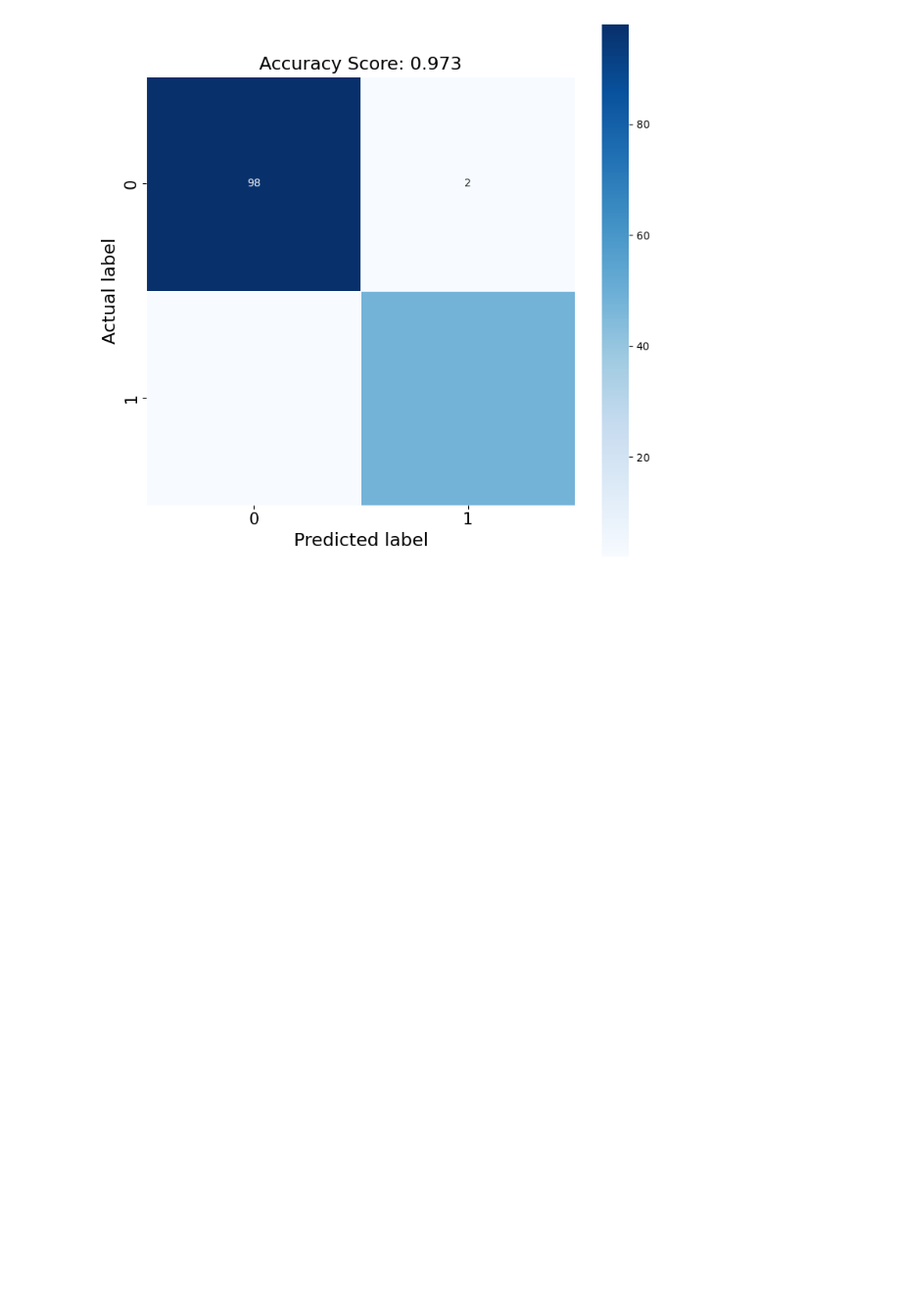
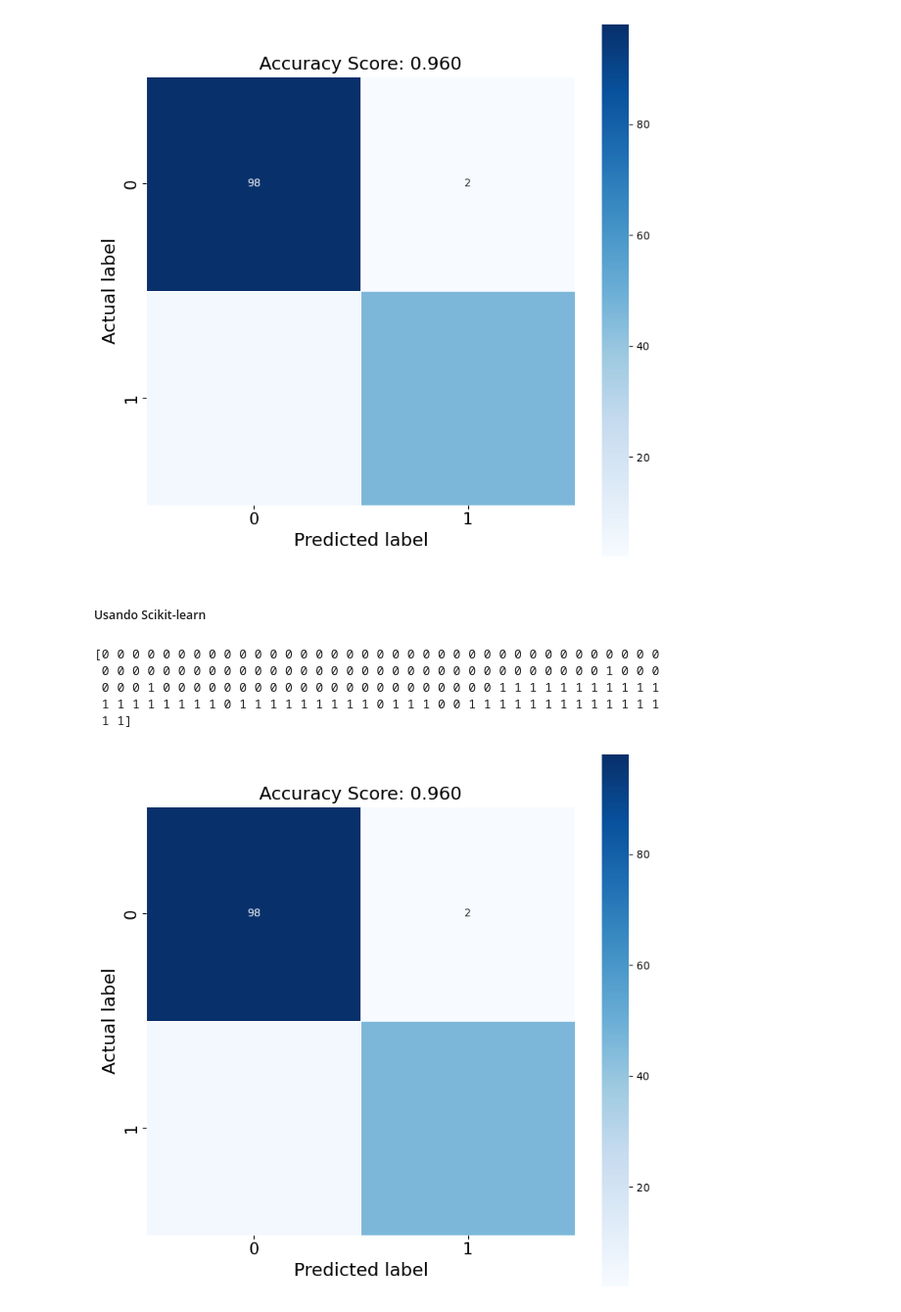
Before and after one commit to JeanGC970520/caipc, a Jupyter notebook: my_learning/logistics_regresion/main.ipynb, the cells around one changed output. Shown at 98% size. Drawn from its saved outputs; the diff is of its cells as text; code cells hidden in the pictures; blank space fills up the shorter version.

Commit message:
Using Logistic Regression from Scikit-learn and comparing it with model from scratch

```diff
--- a/my_learning/logistics_regresion/main.ipynb
+++ b/my_learning/logistics_regresion/main.ipynb
@@ -123,10 +125,11 @@ from sklearn import metrics
 from sklearn.datasets import load_iris
 
 iris = load_iris()
-print(iris.keys())
-# print(iris)
+# print(iris.keys())
+# print(iris["target"])
+# print(iris["target_names"])
 
-X = iris['data'][:, :3]                # Extrayendo el 'ancho del petalo'.
+X = iris['data'][:, 3:]                # Extrayendo el 'ancho del petalo'.
 y = (iris["target"] == 2 ).astype(int) # 1 si es Iris-Virginica, 0 de otra manera
 
 print(X[:20])
@@ -231,3 +234,42 @@ plt.title(f'Accuracy Score: {accuracy:.3f}', size = 17)
 plt.tick_params(labelsize= 15)
 # %% [output]
 [figure]
+# %% [markdown]
+##### Usando Scikit-learn
+# %%
+from sklearn.linear_model import LogisticRegression
+
+log_reg_skl = LogisticRegression(max_iter=300000)
+# %%
+# Ajustando el modelo
+log_reg_skl.fit(X, y)
+
+# Haciendo predicciones
+predictions = log_reg_skl.predict(X)
+print(predictions)
+
+log_predictions = pd.DataFrame(log_reg_skl.predict_proba(X))[1]
+
+accuracy = (predictions == y).mean()
+# %% [output]
+[0 0 0 0 0 0 0 0 0 0 0 0 0 0 0 0 0 0 0 0 0 0 0 0 0 0 0 0 0 0 0 0 0 0 0 0 0
+ 0 0 0 0 0 0 0 0 0 0 0 0 0 0 0 0 0 0 0 0 0 0 0 0 0 0 0 0 0 0 0 0 0 1 0 0 0
+ 0 0 0 1 0 0 0 0 0 0 0 0 0 0 0 0 0 0 0 0 0 0 0 0 0 0 1 1 1 1 1 1 1 1 1 1 1
+ 1 1 1 1 1 1 1 1 0 1 1 1 1 1 1 1 1 1 0 1 1 1 0 0 1 1 1 1 1 1 1 1 1 1 1 1 1
+ 1 1]
+# %%
+# Visualizacion de los resultados
+cm = metrics.confusion_matrix(y, predictions)
+
+plt.figure(figsize=(9,9))
+sns.heatmap(cm, annot=True,
+            fmt=".0f",
+            linewidths=.5,
+            square = True,
+            cmap = 'Blues')
+plt.ylabel('Actual label', fontsize = 17)
+plt.xlabel('Predicted label', fontsize = 17)
+plt.title(f'Accuracy Score: {accuracy:.3f}', size = 17)
+plt.tick_params(labelsize= 15)
+# %% [output]
+[figure, added]
```
Also changed, not shown: parts of 6 cells of this notebook.
